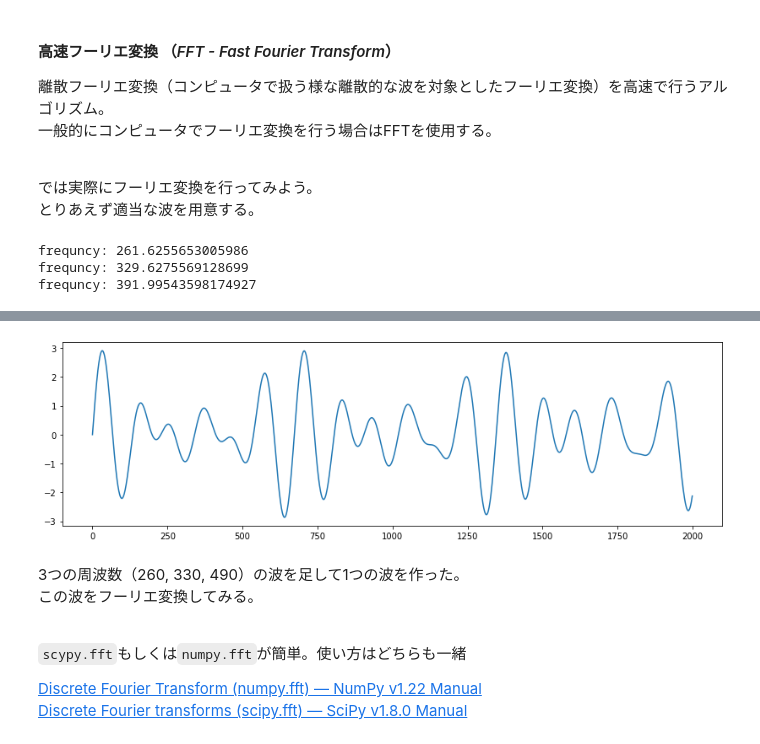
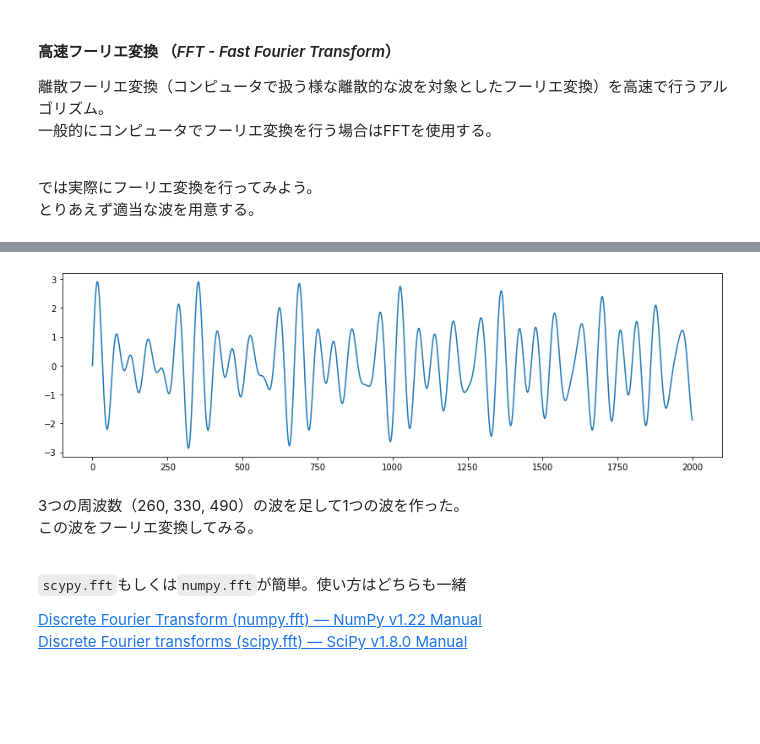
Before and after one commit to misya11p/sound-processing, a Jupyter notebook: 02_feature-extraction/02_feature_extraction.ipynb, the cells around one changed output, grey strips where cells are left out. Saved outputs shown, nothing was run; the diff lists cells and outputs as text; code cells hidden in the pictures; blank space fills up the shorter version.

```diff
--- a/02_feature-extraction/02_feature_extraction.ipynb
+++ b/02_feature-extraction/02_feature_extraction.ipynb
@@ -57,16 +46,15 @@ def sin_wave_from_midi(num, sr=sr, amp=1, sec=1, print_freq=True):
 # %%
-y1 = sin_wave_from_midi(60)
-y2 = sin_wave_from_midi(64)
-y3 = sin_wave_from_midi(67)
+sr = 44100
+
+y1 = mn.Note(60).sin()
+y2 = mn.Note(64).sin()
+y3 = mn.Note(67).sin()
 y = y1 + y2 + y3
 plt.plot(y[:2000])
 Audio(y, rate=sr)
 # %% [output]
-frequncy: 261.6255653005986
-frequncy: 329.6275569128699
-frequncy: 391.99543598174927
 [interactive output not drawn]
-[figure, old version]
+[figure, new version]
 # %% [markdown]
 3つの周波数（260, 330, 490）の波を足して1つの波を作った。
 この波をフーリエ変換してみる。
```
Also changed, not shown: parts of 13 cells of this notebook.
